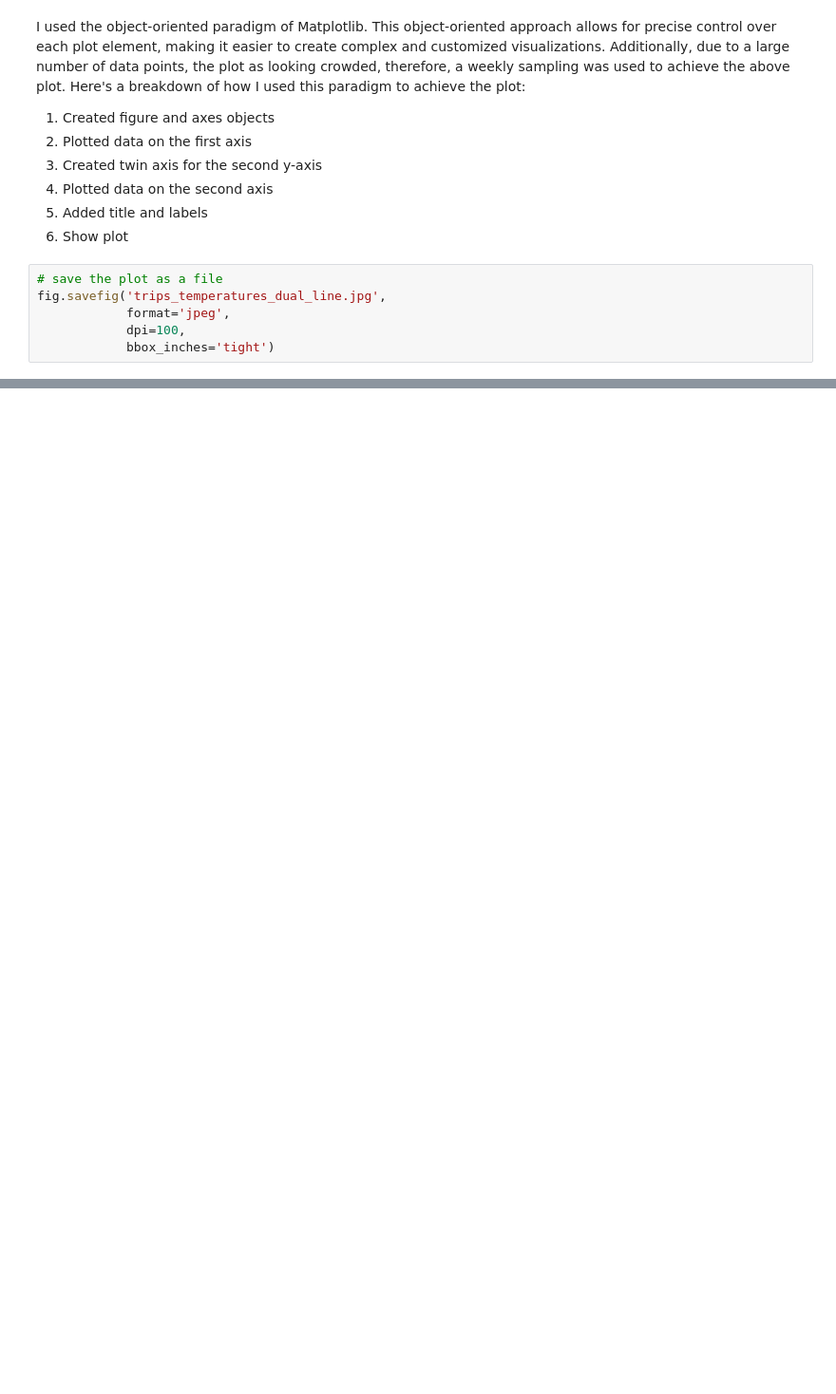
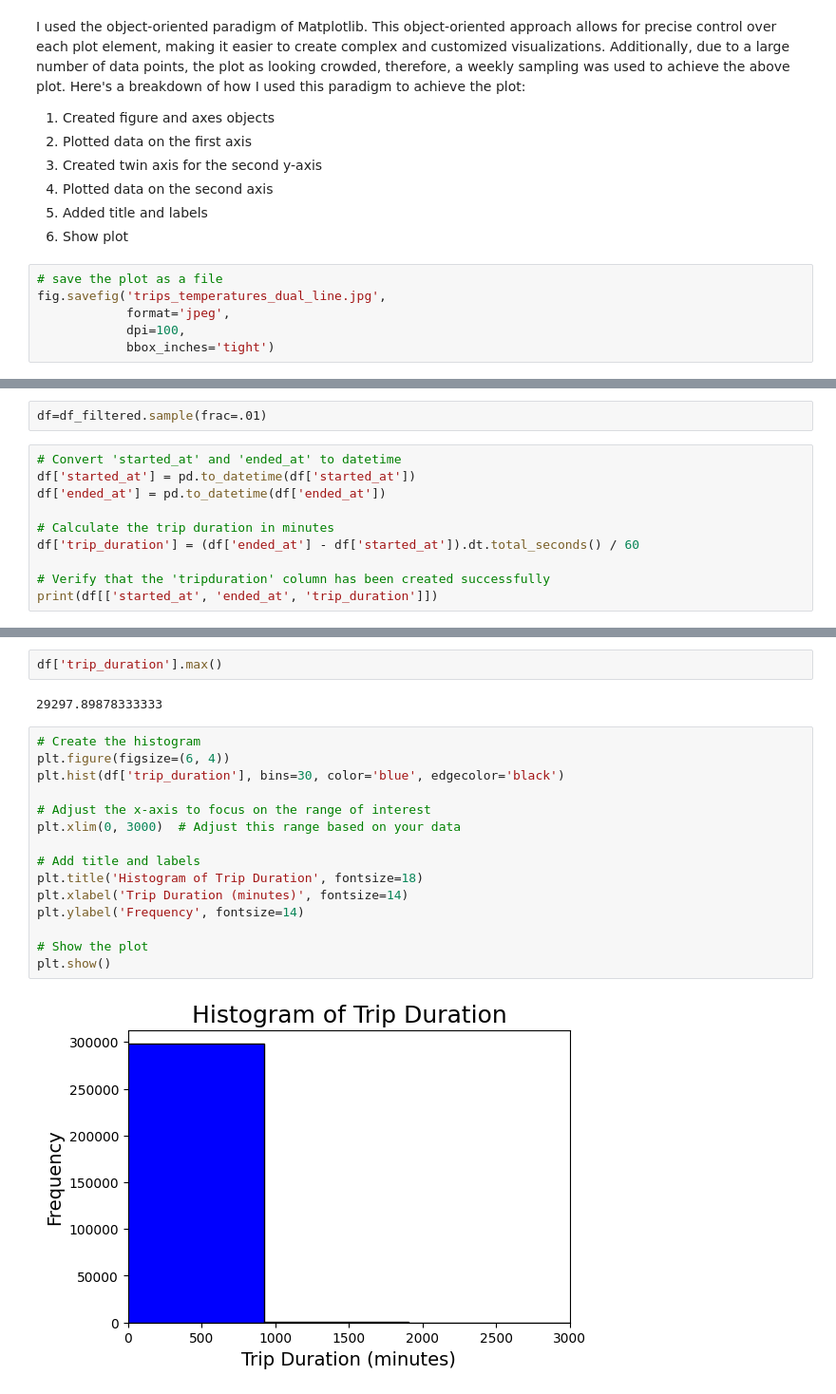
Before and after one commit to marzenawod342/Bike-Sharing, a Jupyter notebook: Task 2.3 Fundamentals of Visualization Libraries p1.ipynb, the cells around one changed output, grey strips where cells are left out. Shown at 95% size. Saved outputs shown, nothing was run; the diff lists cells and outputs as text; blank space fills up the shorter version.

```diff
--- a/Task 2.3 Fundamentals of Visualization Libraries p1.ipynb
+++ b/Task 2.3 Fundamentals of Visualization Libraries p1.ipynb
@@ -225,0 +232,12 @@ df_filtered.to_csv('NY_data.csv')
+# %%
+df=df_filtered.sample(frac=.01)
+# %%
+# Convert 'started_at' and 'ended_at' to datetime
+df['started_at'] = pd.to_datetime(df['started_at'])
+df['ended_at'] = pd.to_datetime(df['ended_at'])
+
+# Calculate the trip duration in minutes
+df['trip_duration'] = (df['ended_at'] - df['started_at']).dt.total_seconds() / 60
+
+# Verify that the 'tripduration' column has been created successfully
+print(df[['started_at', 'ended_at', 'trip_duration']])
@@ -225,0 +268,21 @@ df_filtered.to_csv('NY_data.csv')
+# %%
+df['trip_duration'].max()
+# %% [output]
+29297.89878333333
+# %%
+# Create the histogram
+plt.figure(figsize=(6, 4))
+plt.hist(df['trip_duration'], bins=30, color='blue', edgecolor='black')
+
+# Adjust the x-axis to focus on the range of interest
+plt.xlim(0, 3000)  # Adjust this range based on your data
+
+# Add title and labels
+plt.title('Histogram of Trip Duration', fontsize=18)
+plt.xlabel('Trip Duration (minutes)', fontsize=14)
+plt.ylabel('Frequency', fontsize=14)
+
+# Show the plot
+plt.show()
+# %% [output]
+[figure, added]
```
Also changed, not shown: parts of 5 cells of this notebook, 2 other files.
